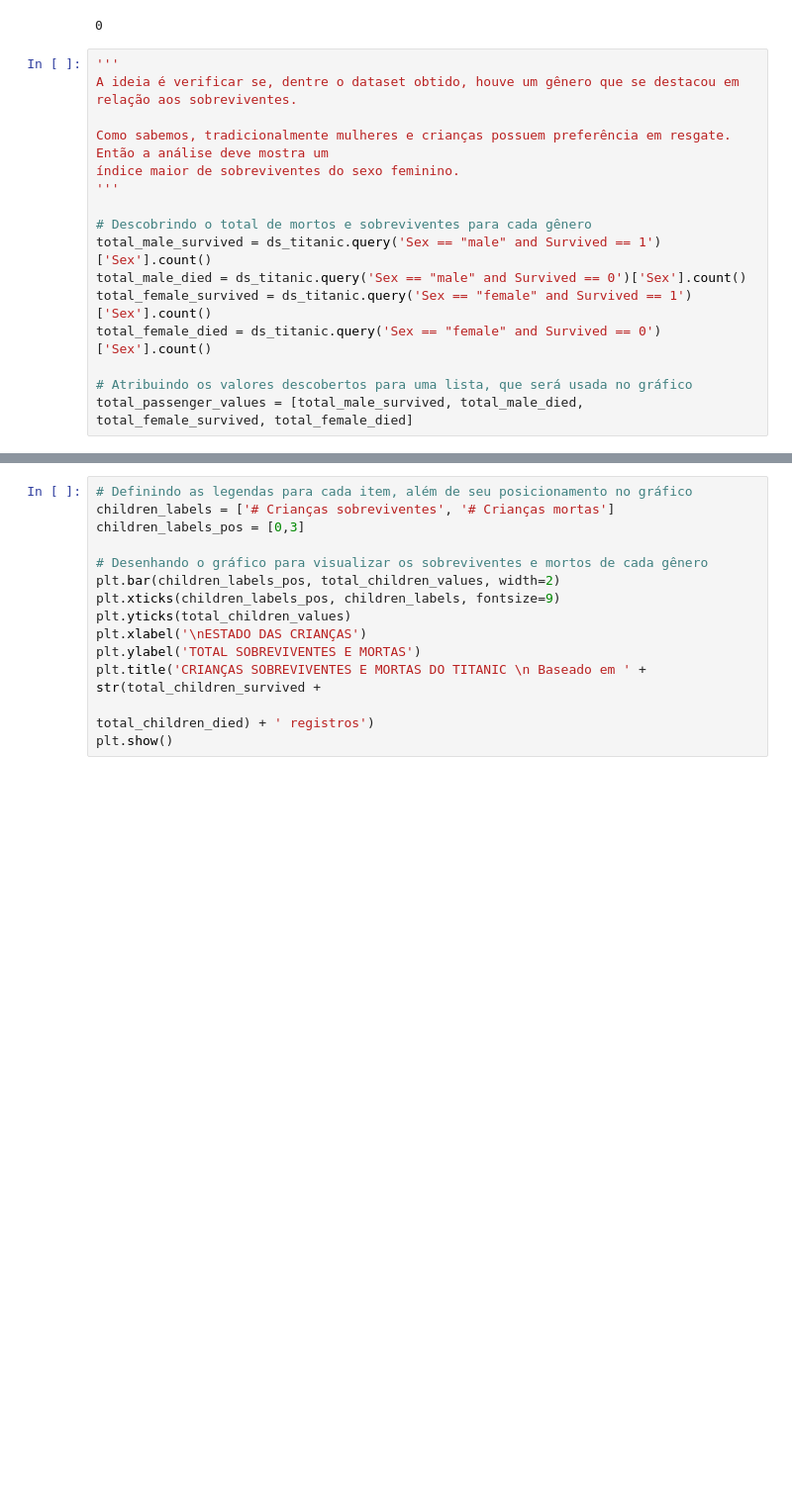
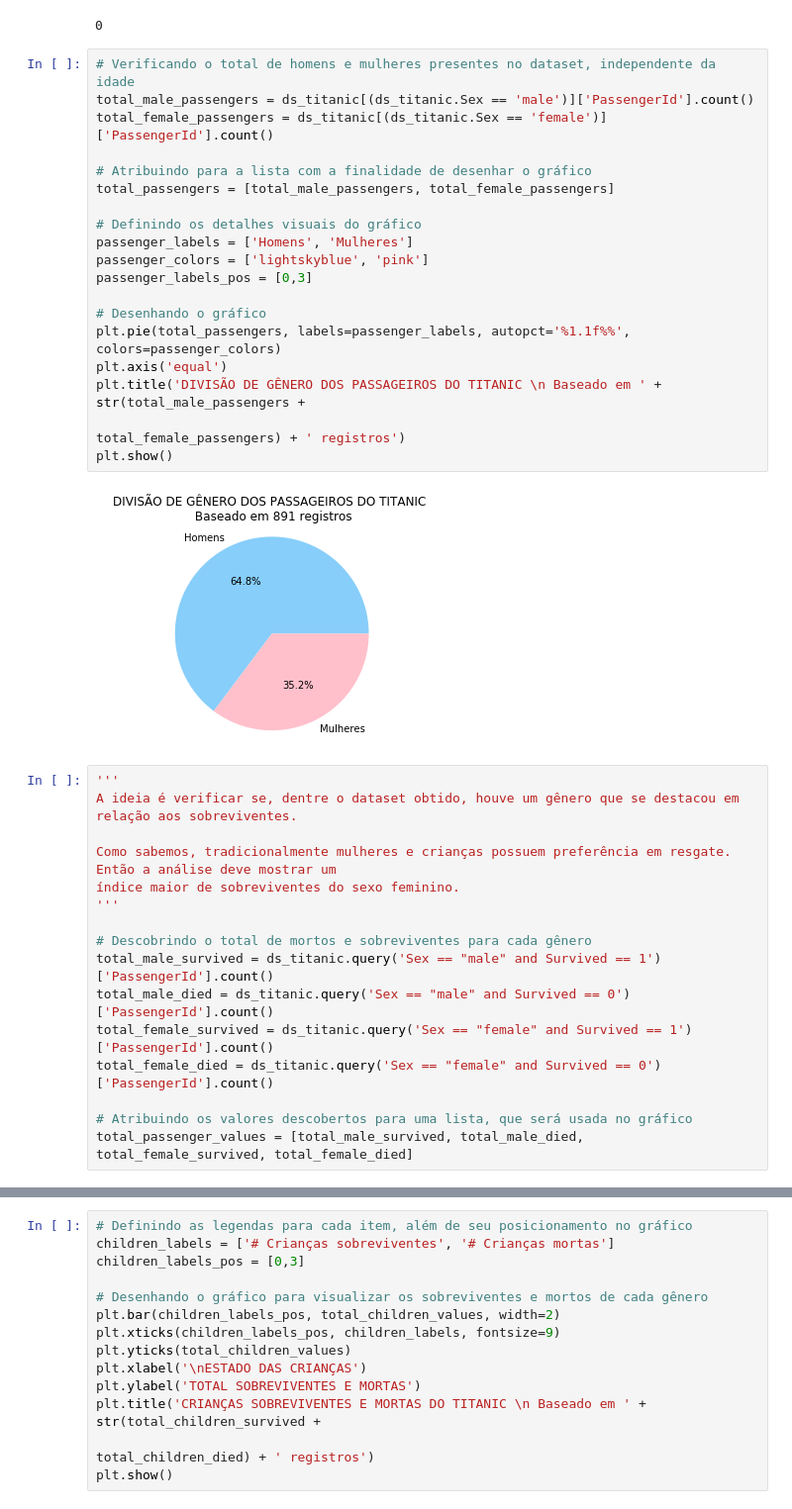
Before and after one commit to Anderson-hrz/ds1-udacity-projeto-02, a Jupyter notebook: projeto-02-analise-titanic.ipynb, the cells around one changed output, grey strips where cells are left out. Shown: that part at 99% size. Saved outputs shown, nothing was run; the diff lists cells and outputs as text; blank space fills up the shorter version.

```diff
--- a/projeto-02-analise-titanic.ipynb
+++ b/projeto-02-analise-titanic.ipynb
@@ -120,19 +120,40 @@ ds_titanic.head()
 sum(ds_titanic.duplicated())
 # %% [output]
 0
+# %%
+# Verificando o total de homens e mulheres presentes no dataset, independente da idade
+total_male_passengers = ds_titanic[(ds_titanic.Sex == 'male')]['PassengerId'].count()
+total_female_passengers = ds_titanic[(ds_titanic.Sex == 'female')]['PassengerId'].count()
+
+# Atribuindo para a lista com a finalidade de desenhar o gráfico
+total_passengers = [total_male_passengers, total_female_passengers]
+
+# Definindo os detalhes visuais do gráfico
+passenger_labels = ['Homens', 'Mulheres']
+passenger_colors = ['lightskyblue', 'pink']
+passenger_labels_pos = [0,3]
+
+# Desenhando o gráfico
+plt.pie(total_passengers, labels=passenger_labels, autopct='%1.1f%%', colors=passenger_colors)
+plt.axis('equal')
+plt.title('DIVISÃO DE GÊNERO DOS PASSAGEIROS DO TITANIC \n Baseado em ' + str(total_male_passengers +
+                                                                              total_female_passengers) + ' registros')
+plt.show()
+# %% [output]
+[figure, added]
 # %%
 '''
 A ideia é verificar se, dentre o dataset obtido, houve um gênero que se destacou em relação aos sobreviventes.
 
-Como sabemos, tradicionalmente mulheres e crianças possuem preferência em resgate. Então a análise deve mostra um
+Como sabemos, tradicionalmente mulheres e crianças possuem preferência em resgate. Então a análise deve mostrar um
 índice maior de sobreviventes do sexo feminino.
 '''
 
 # Descobrindo o total de mortos e sobreviventes para cada gênero
-total_male_survived = ds_titanic.query('Sex == "male" and Survived == 1')['Sex'].count()
-total_male_died = ds_titanic.query('Sex == "male" and Survived == 0')['Sex'].count()
-total_female_survived = ds_titanic.query('Sex == "female" and Survived == 1')['Sex'].count()
-total_female_died = ds_titanic.query('Sex == "female" and Survived == 0')['Sex'].count()
+total_male_survived = ds_titanic.query('Sex == "male" and Survived == 1')['PassengerId'].count()
+total_male_died = ds_titanic.query('Sex == "male" and Survived == 0')['PassengerId'].count()
+total_female_survived = ds_titanic.query('Sex == "female" and Survived == 1')['PassengerId'].count()
+total_female_died = ds_titanic.query('Sex == "female" and Survived == 0')['PassengerId'].count()
 
 # Atribuindo os valores descobertos para uma lista, que será usada no gráfico
 total_passenger_values = [total_male_survived, total_male_died, total_female_survived, total_female_died]
```
Also changed, not shown: parts of 12 cells of this notebook.
